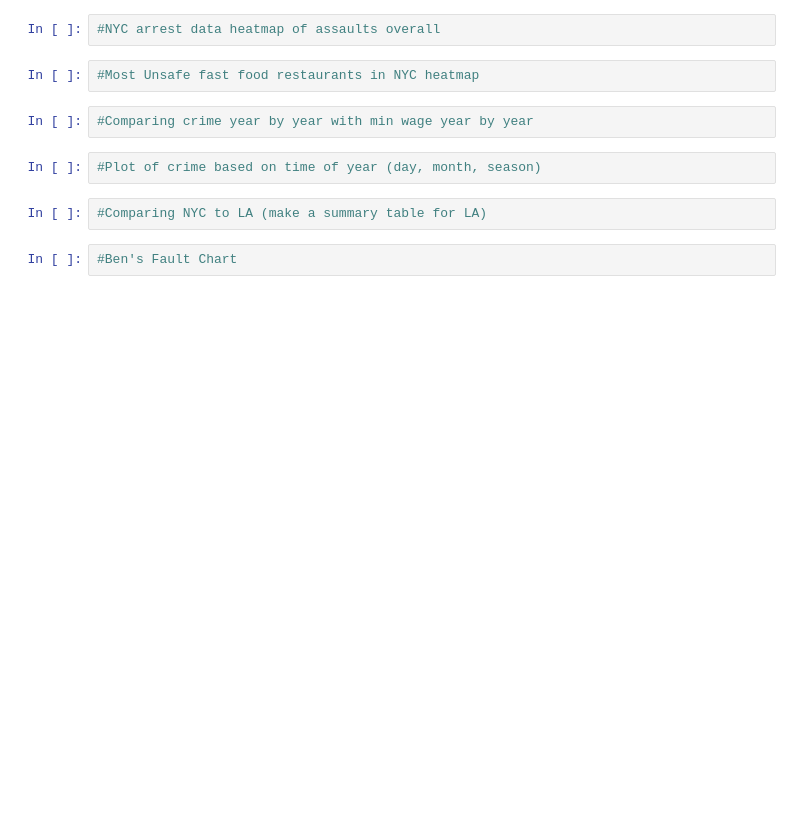
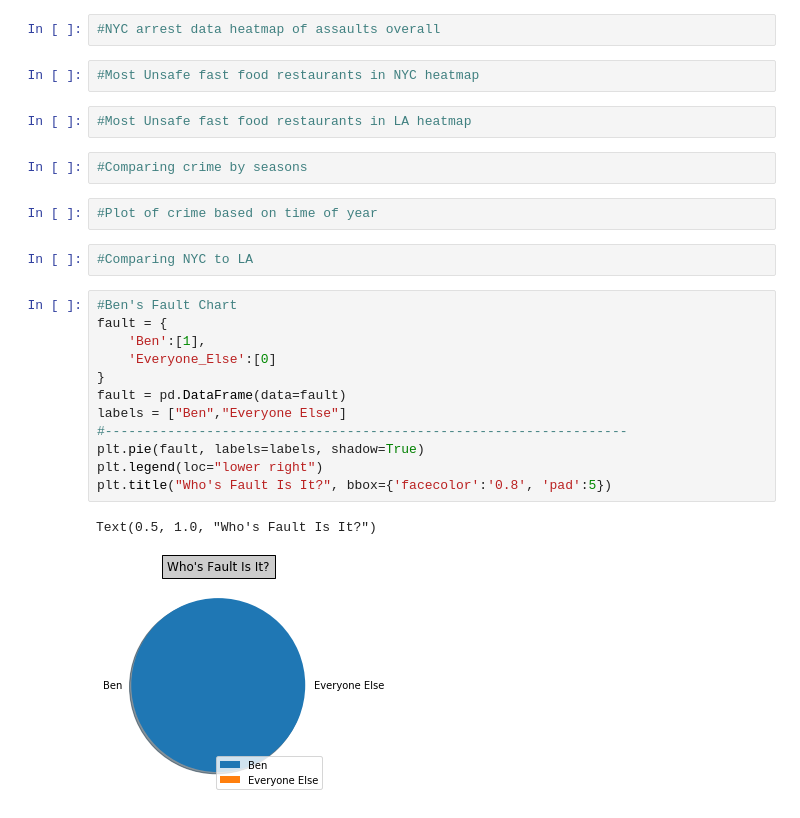
Before and after one commit to markmessick/nyc-crime-analysis, a Jupyter notebook: Final Arrests Analysis.ipynb, the cells around one changed output. Cells and saved outputs as stored; diff of their text form; blank space fills up the shorter version.

Commit message:
added the cleaning data book, and added to the final

```diff
--- a/Final Arrests Analysis.ipynb
+++ b/Final Arrests Analysis.ipynb
@@ -81,11 +86,26 @@ OCT_lngs = october_2014["Longitude"]
 #NYC arrest data heatmap of assaults overall
 # %%
 #Most Unsafe fast food restaurants in NYC heatmap
+# %%
+#Most Unsafe fast food restaurants in LA heatmap
 # %%
-#Comparing crime year by year with min wage year by year
+#Comparing crime by seasons
 # %%
-#Plot of crime based on time of year (day, month, season)
+#Plot of crime based on time of year
 # %%
-#Comparing NYC to LA (make a summary table for LA)
+#Comparing NYC to LA
-# %%
-#Ben's Fault Chart
+# %%
+#Ben's Fault Chart
+fault = {
+    'Ben':[1],
+    'Everyone_Else':[0]
+}
+fault = pd.DataFrame(data=fault)
+labels = ["Ben","Everyone Else"]
+#-------------------------------------------------------------------
+plt.pie(fault, labels=labels, shadow=True)
+plt.legend(loc="lower right")
+plt.title("Who's Fault Is It?", bbox={'facecolor':'0.8', 'pad':5})
+# %% [output]
+Text(0.5, 1.0, "Who's Fault Is It?")
+[figure, added]
```
Also changed, not shown: parts of 1 cell of this notebook, 2 other files.
